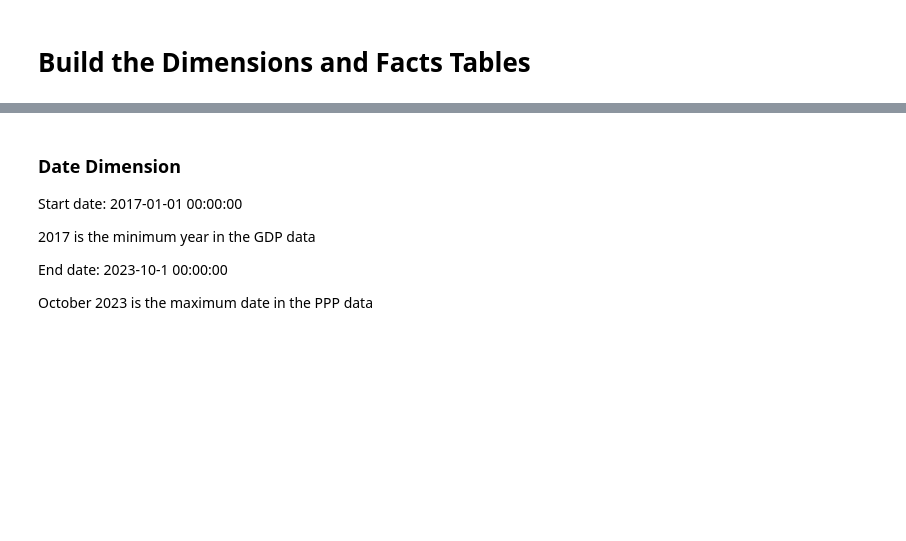
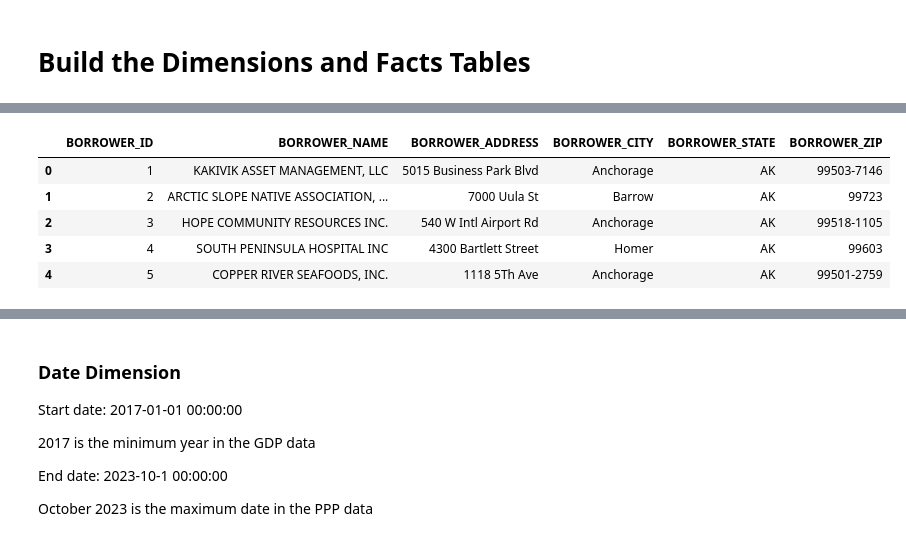
Before and after one commit to joseASC6/PPP_loan_analysis, a Jupyter notebook: programming_scripts/transform_and_load_data.ipynb, the cells around one changed output, grey strips where cells are left out. Cells and saved outputs as stored; diff of their text form; code cells hidden in the pictures; blank space fills up the shorter version.

```diff
--- a/programming_scripts/transform_and_load_data.ipynb
+++ b/programming_scripts/transform_and_load_data.ipynb
@@ -58,13 +58,11 @@ def get_ppp_loan_data():
             print(f"Downloaded {blob.name} successfully")
             data = io.BytesIO(blob_data)
             print(f"Reading {blob.name}")
-            """df_chunks = pd.read_csv(data, chunksize=100000)  # Adjust the chunksize as per your memory capacity
+            df_chunks = pd.read_csv(data, chunksize=100000)  # Adjust the chunksize as per your memory capacity
             df_list = []
             for chunk in df_chunks:
                 df_list.append(chunk)
-            df = pd.concat(df_list)"""
-            df_chunks = pd.read_csv(data, chunksize=3000)
-            df = next(df_chunks)
+            df = pd.concat(df_list)
             return df
 # %%
 def get_naics_data():
@@ -492,0 +527,14 @@ Reading public_150k_plus_230930.csv
+# %%
+dim_borrower = clean_ppp_data[['BORROWER_NAME', 'BORROWER_ADDRESS', 'BORROWER_CITY', 'BORROWER_STATE', 'BORROWER_ZIP']].drop_duplicates()
+dim_borrower["BORROWER_ID"] = range(1, len(dim_borrower) + 1)
+# Change the column order
+dim_borrower = dim_borrower[['BORROWER_ID', 'BORROWER_NAME', 'BORROWER_ADDRESS', 'BORROWER_CITY', 'BORROWER_STATE', 'BORROWER_ZIP']]
+dim_borrower = dim_borrower.reset_index(drop=True)
+dim_borrower.head()
+# %% [output]
+|  | BORROWER_ID | BORROWER_NAME | BORROWER_ADDRESS | BORROWER_CITY | BORROWER_STATE | BORROWER_ZIP |
+| 0 | 1 | KAKIVIK ASSET MANAGEMENT, LLC | 5015 Business Park Blvd | Anchorage | AK | 99503-7146 |
+| 1 | 2 | ARCTIC SLOPE NATIVE ASSOCIATION, ... | 7000 Uula St | Barrow | AK | 99723 |
+| 2 | 3 | HOPE COMMUNITY RESOURCES INC. | 540 W Intl Airport Rd | Anchorage | AK | 99518-1105 |
+| 3 | 4 | SOUTH PENINSULA HOSPITAL INC | 4300 Bartlett Street | Homer | AK | 99603 |
+| 4 | 5 | COPPER RIVER SEAFOODS, INC. | 1118 5Th Ave | Anchorage | AK | 99501-2759 |
```
Also changed, not shown: parts of 19 cells of this notebook.
